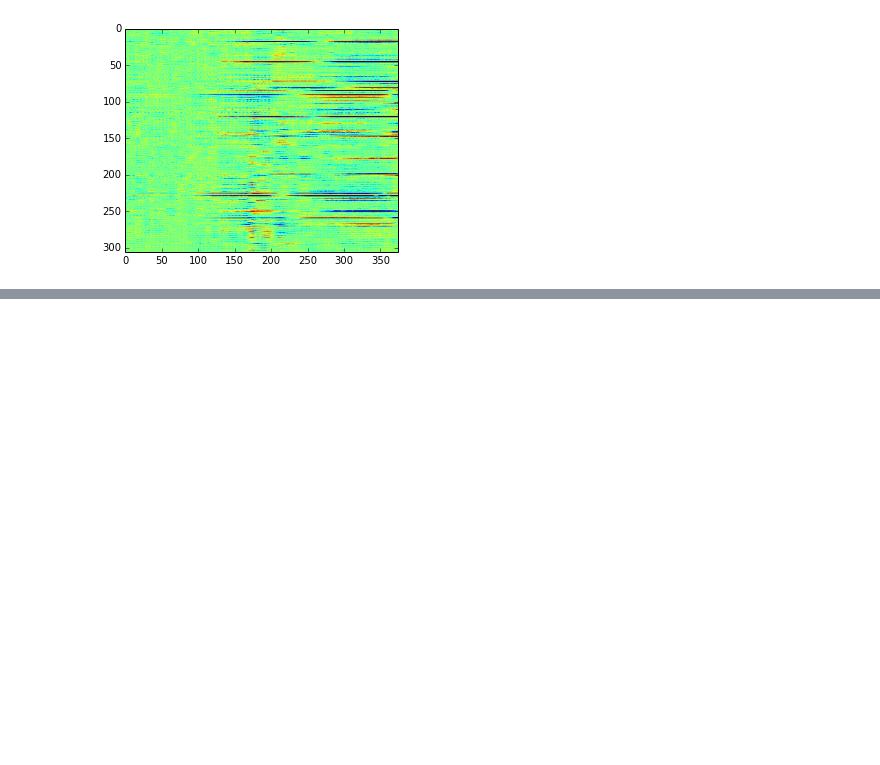
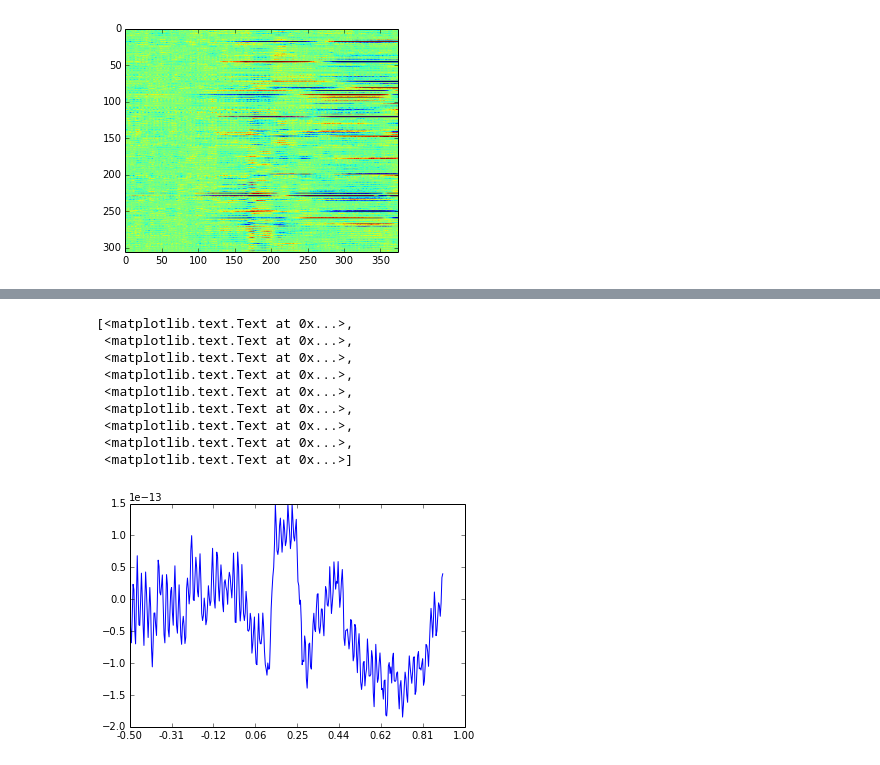
Before and after one commit to SnippyHolloW/kaggleMEG, a Jupyter notebook: Explore_all_subjects.ipynb, the cells around one changed output, grey strips where cells are left out. Drawn from its saved outputs; the diff is of its cells as text; code cells hidden in the pictures; blank space fills up the shorter version.

```diff
--- a/Explore_all_subjects.ipynb
+++ b/Explore_all_subjects.ipynb
@@ -46,0 +109,23 @@ plot(elecmean)
+# %%
+# Et voile.. difference between face and blur peaks around 170ms... with a big rebound in the late part
+
+# My idea is to use the fact that up to about 100ms it shouls be more occiptal,
+# from 100 to 300 should be more temporal (N170)
+# and the late component (also visible in this plot) should be more frontal
+# of course it should be everywere, like we can see selecting only electrodes 200:300, but they should have peaks...
+
+elecmean = diff[200:300,:].mean(axis=0)
+ax = subplot(111)
+ax.plot(elecmean)
+ax.xaxis.set_ticklabels(x)
+# %% [output]
+[<matplotlib.text.Text at 0x...>,
+ <matplotlib.text.Text at 0x...>,
+ <matplotlib.text.Text at 0x...>,
+ <matplotlib.text.Text at 0x...>,
+ <matplotlib.text.Text at 0x...>,
+ <matplotlib.text.Text at 0x...>,
+ <matplotlib.text.Text at 0x...>,
+ <matplotlib.text.Text at 0x...>,
+ <matplotlib.text.Text at 0x...>]
+[figure, added]
```
Also changed, not shown: parts of 9 cells of this notebook.
